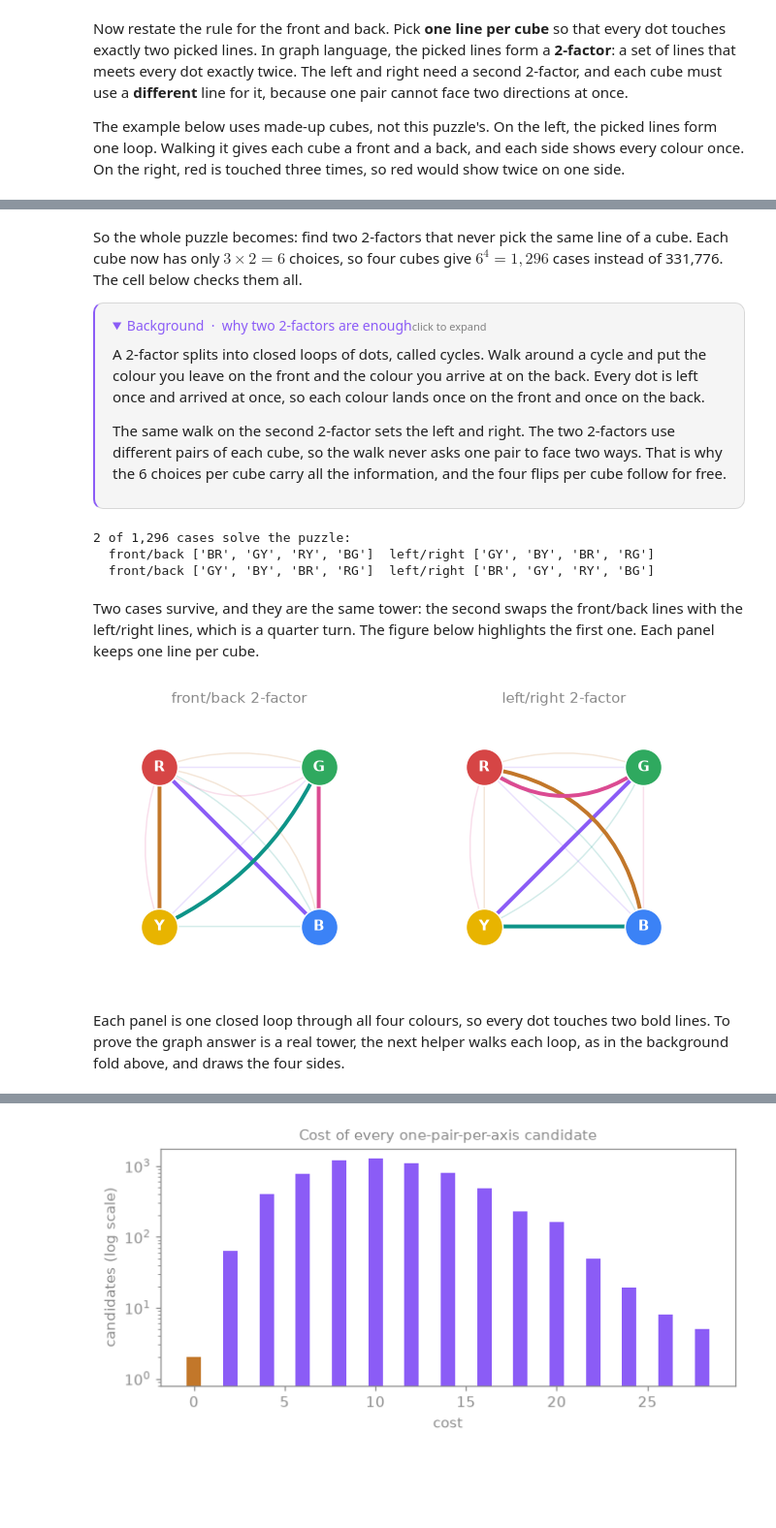
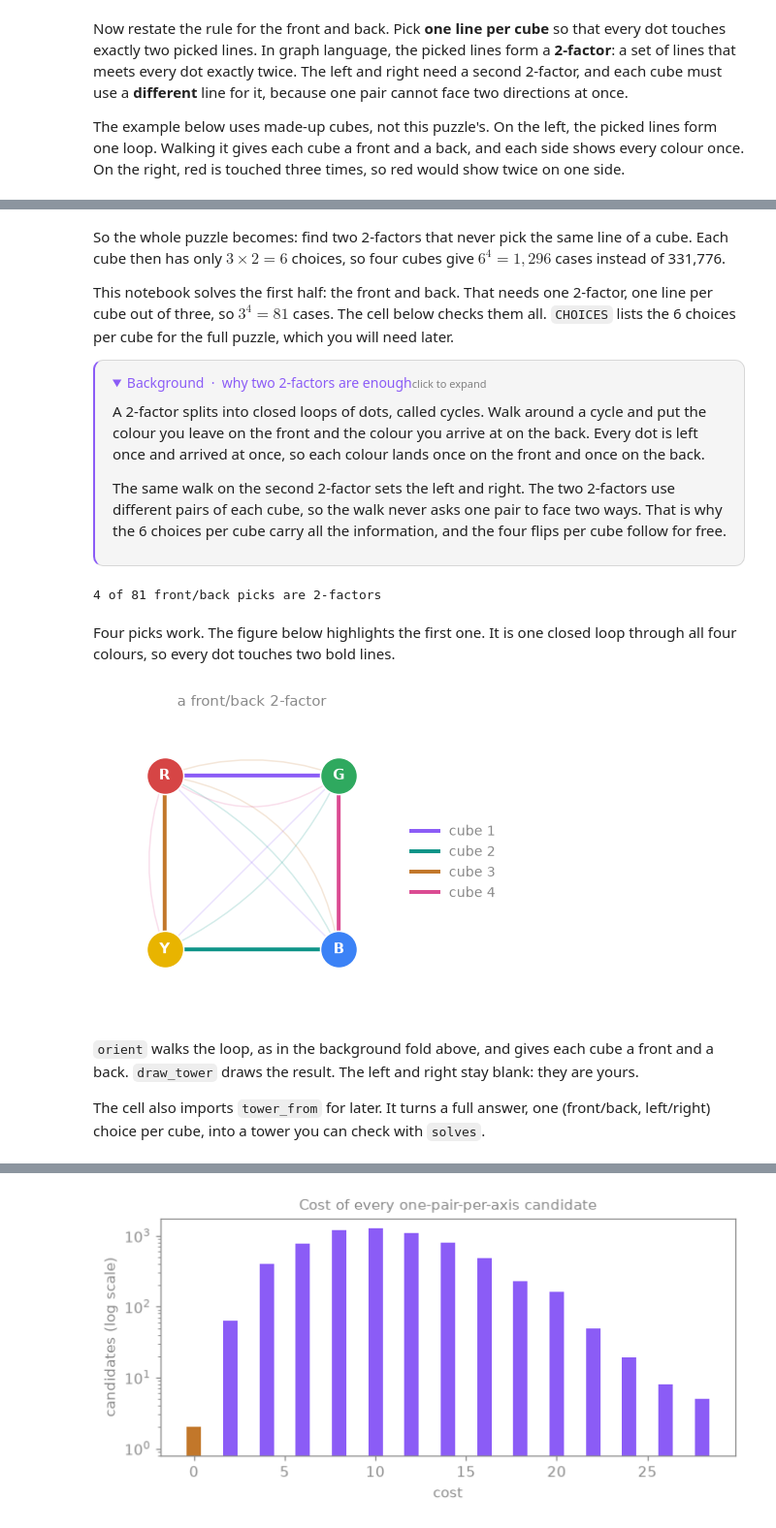
Before and after one commit to hoanganh-2704/CEadify_QAOA, a Jupyter notebook: starter_notebook.ipynb, the cells around one changed output, grey strips where cells are left out. Shown at 97% size. Saved outputs shown, nothing was run; the diff lists cells and outputs as text; code cells hidden in the pictures; folded sections open; blank space fills up the shorter version.

```diff
--- a/starter_notebook.ipynb
+++ b/starter_notebook.ipynb
@@ -22,31 +24,12 @@ print("installed:", ", ".join(missing) or "nothing, everything was already here"
 # %% [output]
 installed: nothing, everything was already here
 # %%
-import io
-
 import itertools
 import time
 
 import numpy as np
-import matplotlib.pyplot as plt
-from IPython.display import Image, display
 
-SEED = 7
-GREY, VIOLET, TEAL, AMBER = "#8A8A8A", "#8B5CF6", "#0E9488", "#C2772A"
-plt.rcParams.update({"figure.facecolor": "none", "axes.facecolor": "none",
-                     "savefig.facecolor": "none", "savefig.edgecolor": "none",
-                     "figure.dpi": 110, "axes.edgecolor": GREY,
-                     "text.color": GREY, "axes.labelcolor": GREY,
-                     "xtick.color": GREY, "ytick.color": GREY})
-
-
-def show(fig):
-    """Show a figure with a transparent background, whatever the page theme."""
-    # sending the PNG ourselves stops the notebook painting a dark box behind it
-    buffer = io.BytesIO()
-    fig.savefig(buffer, format="png", transparent=True, bbox_inches="tight", dpi=110)
-    plt.close(fig)
-    display(Image(data=buffer.getvalue()))
+from resources.helpers import SEED
 # %% [markdown]
 <hr style="border:0;border-top:1px solid rgba(128,128,128,0.26);margin:26px 0;">
 
@@ -211,7 +132,9 @@ The example below uses made-up cubes, not this puzzle's. On the left, the picked
 # %% [markdown]
 ![Left: four lines R-G, G-B, B-Y, Y-R form one loop, a 2-factor. Middle: walking the loop gives each cube a front and back colour, and each column shows R, G, B and Y once. Right: lines R-G, R-B, R-Y, G-B are not a 2-factor, because R is touched three times](attachment:two-factor.png)
 # %% [markdown]
-So the whole puzzle becomes: find two 2-factors that never pick the same line of a cube. Each cube now has only $3 \times 2 = 6$ choices, so four cubes give $6^4 = 1{,}296$ cases instead of 331,776. The cell below checks them all.
+So the whole puzzle becomes: find two 2-factors that never pick the same line of a cube. Each cube then has only $3 \times 2 = 6$ choices, so four cubes give $6^4 = 1{,}296$ cases instead of 331,776.
+
+This notebook solves the first half: the front and back. That needs one 2-factor, one line per cube out of three, so $3^4 = 81$ cases. The cell below checks them all. `CHOICES` lists the 6 choices per cube for the full puzzle, which you will need later.
 
 <details style="background:rgba(128,128,128,0.08);border:1px solid rgba(128,128,128,0.26);border-left:2px solid #8B5CF6;border-radius:10px;padding:12px 18px;margin:16px 0;"><summary style="font-family:'Space Grotesk',-apple-system,BlinkMacSystemFont,'Segoe UI',sans-serif;font-weight:400;font-size:14px;color:#8B5CF6;cursor:pointer;">Background &nbsp;&middot;&nbsp; why two 2-factors are enough<span style="font-family:'JetBrains Mono','SF Mono',Menlo,Consolas,monospace;font-size:11px;letter-spacing:1.4px;text-transform:uppercase;color:rgba(128,128,128,0.98);margin-left:10px;">click to expand</span></summary>
 
@@ -237,29 +160,19 @@ def is_two_factor(cubes, picks):
     return all(d == 2 for d in degrees(cubes, picks).values())
 
 
-graph_solutions = [
-    choice for choice in itertools.product(CHOICES, repeat=len(CUBES))
-    if is_two_factor(CUBES, [fb for fb, _ in choice])
-    and is_two_factor(CUBES, [lr for _, lr in choice])
-]
-print(f"{len(graph_solutions)} of {6 ** len(CUBES):,} cases solve the puzzle:")
-for choice in graph_solutions:
-    print("  front/back", [CUBES[i][fb] for i, (fb, _) in enumerate(choice)],
-          " left/right", [CUBES[i][lr] for i, (_, lr) in enumerate(choice)])
+front_back = [picks for picks in itertools.product(range(3), repeat=len(CUBES))
+              if is_two_factor(CUBES, picks)]
+print(f"{len(front_back)} of {3 ** len(CUBES)} front/back picks are 2-factors")
 # %% [output]
-2 of 1,296 cases solve the puzzle:
-  front/back ['BR', 'GY', 'RY', 'BG']  left/right ['GY', 'BY', 'BR', 'RG']
-  front/back ['GY', 'BY', 'BR', 'RG']  left/right ['BR', 'GY', 'RY', 'BG']
+4 of 81 front/back picks are 2-factors
 # %% [markdown]
-Two cases survive, and they are the same tower: the second swaps the front/back lines with the left/right lines, which is a quarter turn. The figure below highlights the first one. Each panel keeps one line per cube.
+Four picks work. The figure below highlights the first one. It is one closed loop through all four colours, so every dot touches two bold lines.
 # %%
-answer = graph_solutions[0]
-fig, axes = plt.subplots(1, 2, figsize=(7.2, 3.6))
-draw_graph(axes[0], CUBES, [fb for fb, _ in answer], "front/back 2-factor")
-draw_graph(axes[1], CUBES, [lr for _, lr in answer], "left/right 2-factor")
-show(fig)
+draw_graph(CUBES, front_back[0], "a front/back 2-factor")
 # %% [output]
-[figure, old version]
+[figure, new version]
 # %% [markdown]
-Each panel is one closed loop through all four colours, so every dot touches two bold lines. To prove the graph answer is a real tower, the next helper walks each loop, as in the background fold above, and draws the four sides.
+`orient` walks the loop, as in the background fold above, and gives each cube a front and a back. `draw_tower` draws the result. The left and right stay blank: they are yours.
+
+The cell also imports `tower_from` for later. It turns a full answer, one (front/back, left/right) choice per cube, into a tower you can check with `solves`.
 # %%
```
Also changed, not shown: parts of 32 cells of this notebook, 6 other files.
